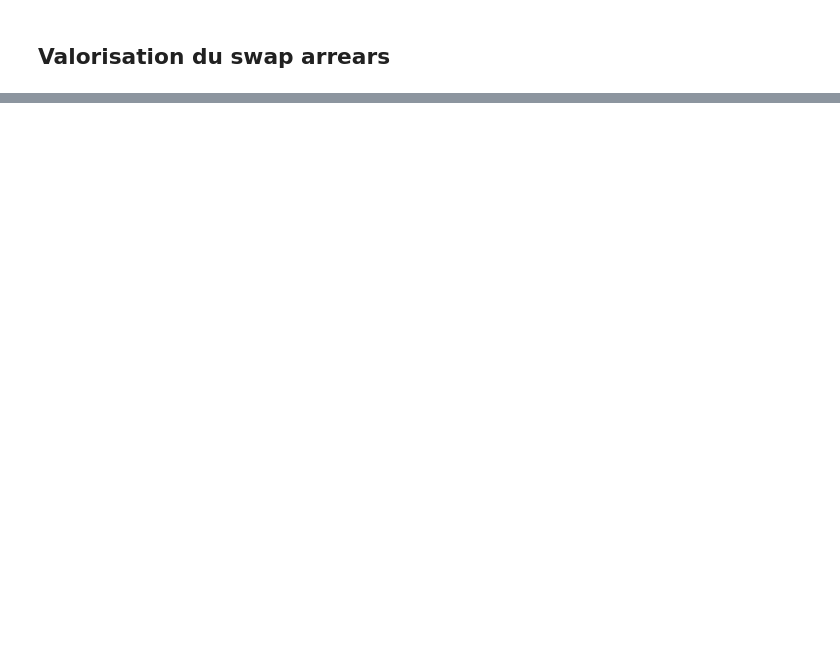
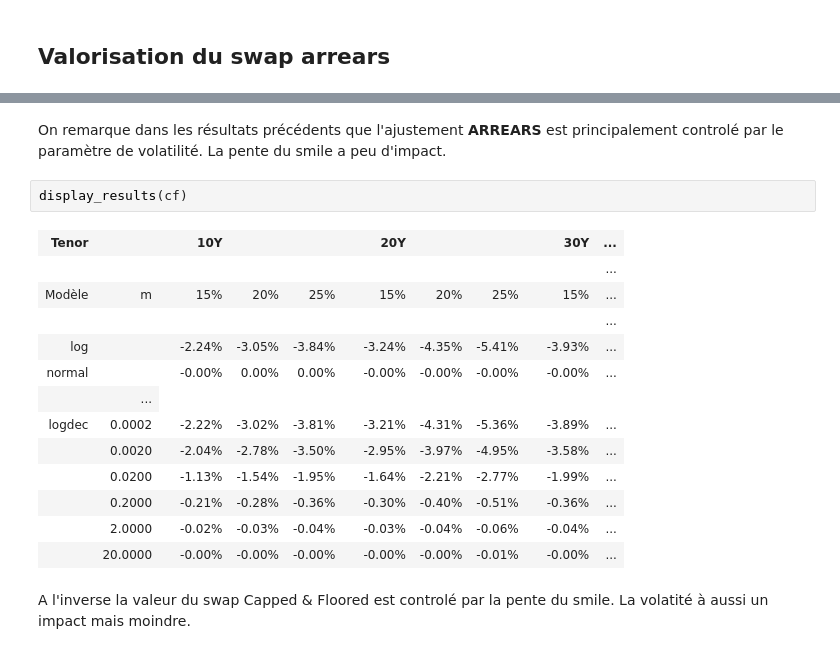
Before and after one commit to rguillemot/Formation_Finance, a Jupyter notebook: Derives_de_taux/notebook/Evaluation.ipynb, the cells around one changed output, grey strips where cells are left out. Saved outputs shown, nothing was run; the diff lists cells and outputs as text; blank space fills up the shorter version.

```diff
--- a/Derives_de_taux/notebook/Evaluation.ipynb
+++ b/Derives_de_taux/notebook/Evaluation.ipynb
@@ -28,0 +237,20 @@ LIBOR **Capped & Floored** $=\mathbb{E}_t^{Q^{T_2}}[(L(T_f,T_1,T_2)-K)+(K_{MIN}-
+# %% [markdown]
+On remarque dans les résultats précédents que l'ajustement **ARREARS** est principalement controlé par le paramètre de volatilité. La pente du smile a peu d'impact.
+# %%
+display_results(cf)
+# %% [output]
+| Tenor |  |  | 10Y |  |  |  | 20Y |  |  |  | 30Y | ... |
+|  |  |  |  |  |  |  |  |  |  |  |  | ... |
+| Modèle | m |  | 15% | 20% | 25% |  | 15% | 20% | 25% |  | 15% | ... |
+|  |  |  |  |  |  |  |  |  |  |  |  | ... |
+| log |  |  | -2.24% | -3.05% | -3.84% |  | -3.24% | -4.35% | -5.41% |  | -3.93% | ... |
+| normal |  |  | -0.00% | 0.00% | 0.00% |  | -0.00% | -0.00% | -0.00% |  | -0.00% | ... |
+|  | ... |
+| logdec | 0.0002 |  | -2.22% | -3.02% | -3.81% |  | -3.21% | -4.31% | -5.36% |  | -3.89% | ... |
+|  | 0.0020 |  | -2.04% | -2.78% | -3.50% |  | -2.95% | -3.97% | -4.95% |  | -3.58% | ... |
+|  | 0.0200 |  | -1.13% | -1.54% | -1.95% |  | -1.64% | -2.21% | -2.77% |  | -1.99% | ... |
+|  | 0.2000 |  | -0.21% | -0.28% | -0.36% |  | -0.30% | -0.40% | -0.51% |  | -0.36% | ... |
+|  | 2.0000 |  | -0.02% | -0.03% | -0.04% |  | -0.03% | -0.04% | -0.06% |  | -0.04% | ... |
+|  | 20.0000 |  | -0.00% | -0.00% | -0.00% |  | -0.00% | -0.00% | -0.01% |  | -0.00% | ... |
+# %% [markdown]
+A l'inverse la valeur du swap Capped & Floored est controlé par la pente du smile. La volatité à aussi un impact mais moindre.
```
Also changed, not shown: parts of 12 cells of this notebook.
